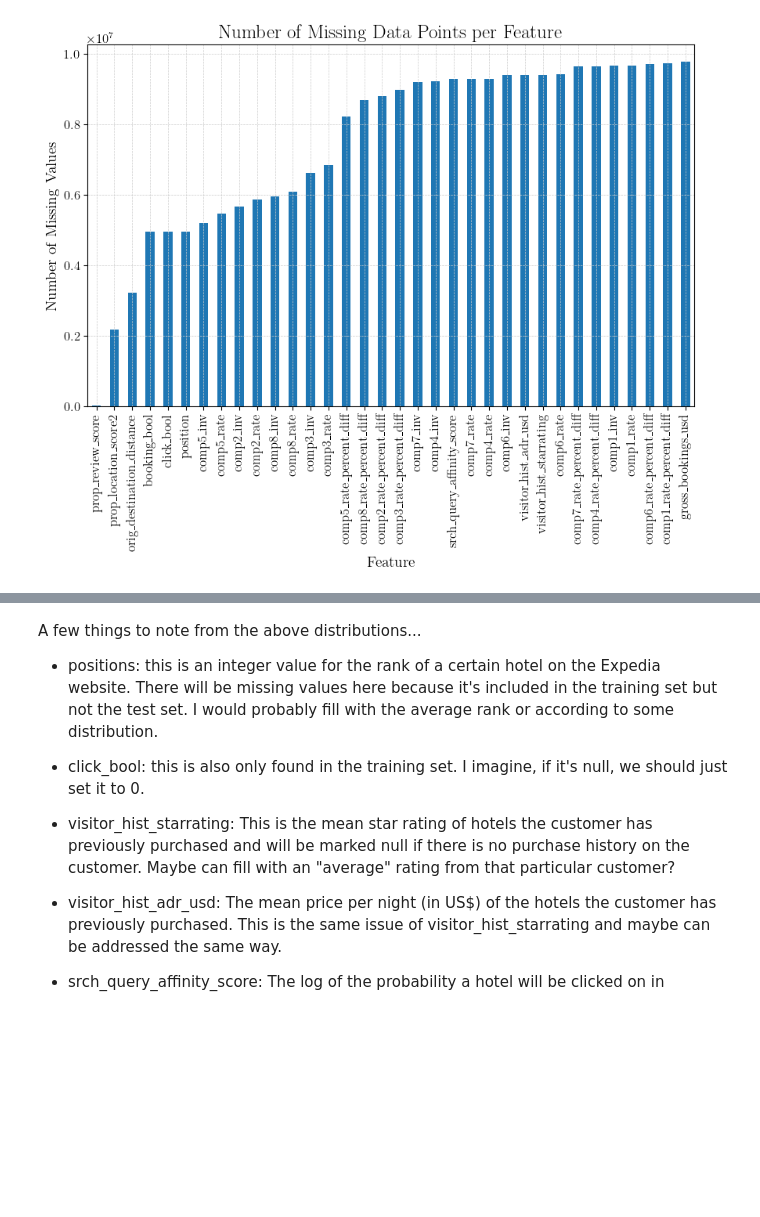
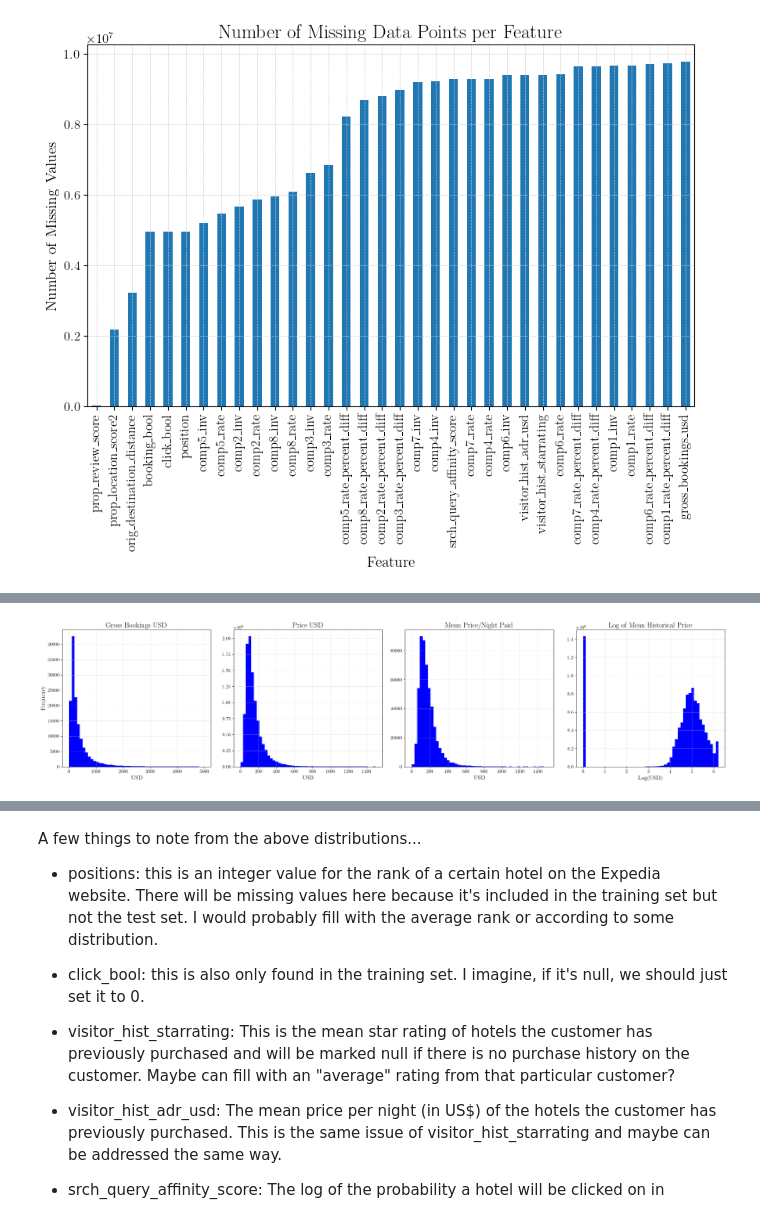
Before and after one commit to nabilasiregar/expedia-kaggle-competition, a Jupyter notebook: notebooks/eda.ipynb, the cells around one changed output, grey strips where cells are left out. Cells and saved outputs as stored; diff of their text form; code cells hidden in the pictures; blank space fills up the shorter version.

```diff
--- a/notebooks/eda.ipynb
+++ b/notebooks/eda.ipynb
@@ -68,0 +51,22 @@ plt.show()
+# %%
+#Price Related Visualizations
+
+fig, axs = plt.subplots(1, 4, figsize=(24, 6))
+axs[0].hist(all_data['gross_bookings_usd'].dropna(), bins=50, range=(0,5000), color='blue')
+axs[0].set_title("Gross Bookings USD")
+axs[0].set_xlabel('USD')
+axs[0].set_ylabel('Frequency')
+axs[1].hist(all_data['price_usd'].dropna(), bins=50, range=(0,1500), color='blue')
+axs[1].set_title("Price USD")
+axs[1].set_xlabel('USD')
+axs[2].hist(all_data['visitor_hist_adr_usd'].dropna(), bins=50, range=(0, 1500), color='blue')
+axs[2].set_title("Mean Price/Night Paid")
+axs[2].set_xlabel('USD')
+axs[3].hist(all_data['prop_log_historical_price'].dropna(), bins=50, color='blue')
+axs[3].set_title("Log of Mean Historical Price")
+axs[3].set_xlabel('Log(USD)')
+
+plt.tight_layout()
+plt.show()
+# %% [output]
+[figure, added]
```
Also changed, not shown: parts of 5 cells of this notebook, 1 other file.
